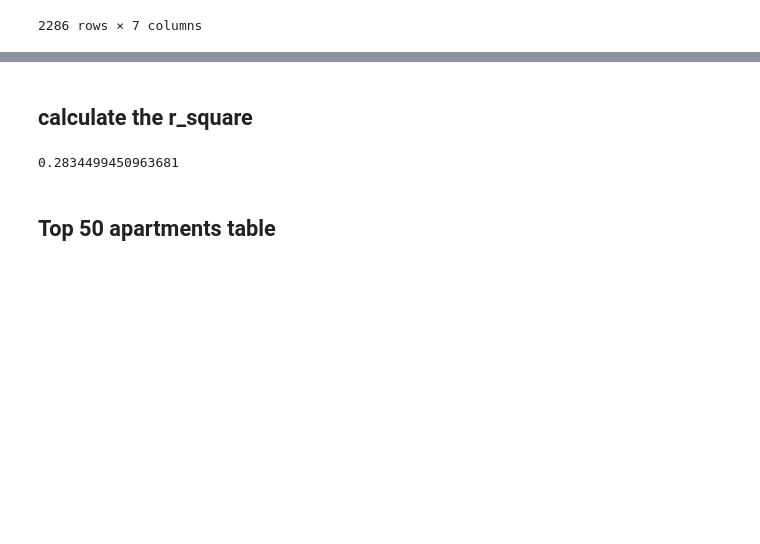
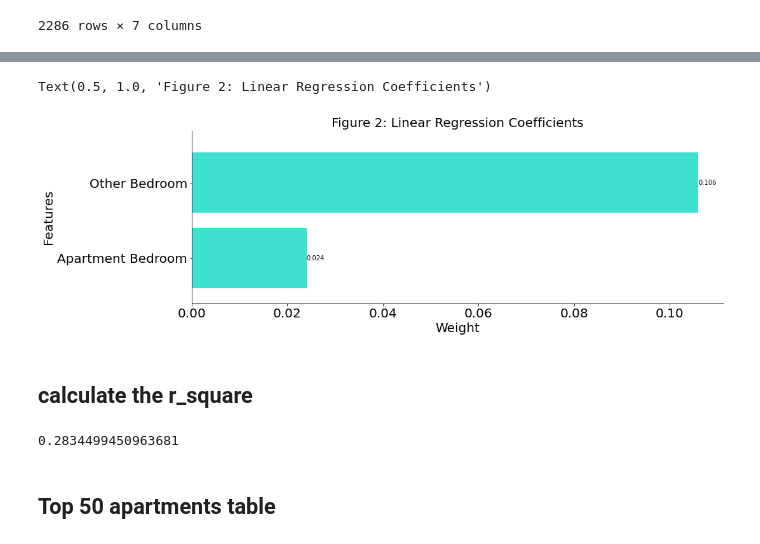
Before and after one commit to wesley0628/Internet-Access-Analysis, a Jupyter notebook: Internet_Access.ipynb, the cells around one changed output, grey strips where cells are left out. Cells and saved outputs as stored; diff of their text form; code cells hidden in the pictures; blank space fills up the shorter version.

```diff
--- a/Internet_Access.ipynb
+++ b/Internet_Access.ipynb
@@ -310,3 +310,28 @@ print(model1["lr"].coef_[1] / model1["lr"].coef_[0])
+# %%
+import numpy as np
+# 准备数据
+labels = (['1', '2', '3', '4', 'Apartment Bedroom', 'Other Bedroom'])
+a = np.array([0, 0, 0, 0, 0, 0]) # 使用np.array是方便后面的left相加
+b = np.array([0, 0, 0, 0, 0.024, 0.106])
+fig, ax = plt.subplots(figsize=(15, 5))# 绘制画布
+ax3 = ax.barh(labels, b, align='center', color='turquoise', left=a,
+       label='10')
+ax.tick_params(labelsize=20)
+w = ax3[5].get_width()
+ax.text(w, ax3[5].get_y()+ax3[5].get_height()/2,
+            "%.3f" % w, ha='left', va='center')
+w = ax3[4].get_width()
+ax.text(w, ax3[4].get_y()+ax3[4].get_height()/2,
+            "%.3f" % w, ha='left', va='center')
+ax.set_ylim(3.4)
+ax.set_xlabel("Weight", fontsize=20)
+ax.set_ylabel("Features", fontsize=20)
+ax.spines["top"].set_visible(False)
+ax.spines["right"].set_visible(False)
+ax.set_title("Figure 2: Linear Regression Coefficients", fontsize=20)
+# %% [output]
+Text(0.5, 1.0, 'Figure 2: Linear Regression Coefficients')
+[figure, added]
 # %% [markdown]
 ## calculate the r_square
 # %%
```
Also changed, not shown: parts of 2 cells of this notebook, 1 other file.
